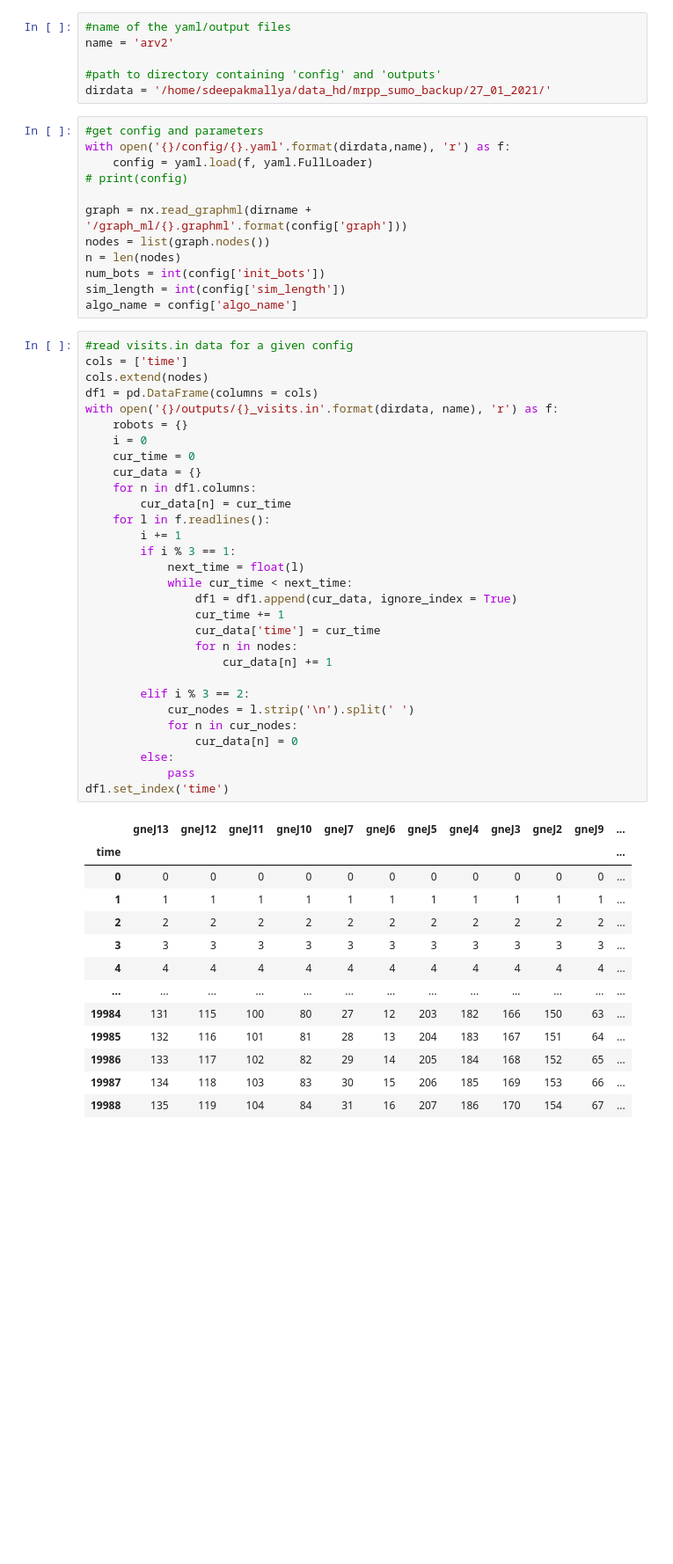
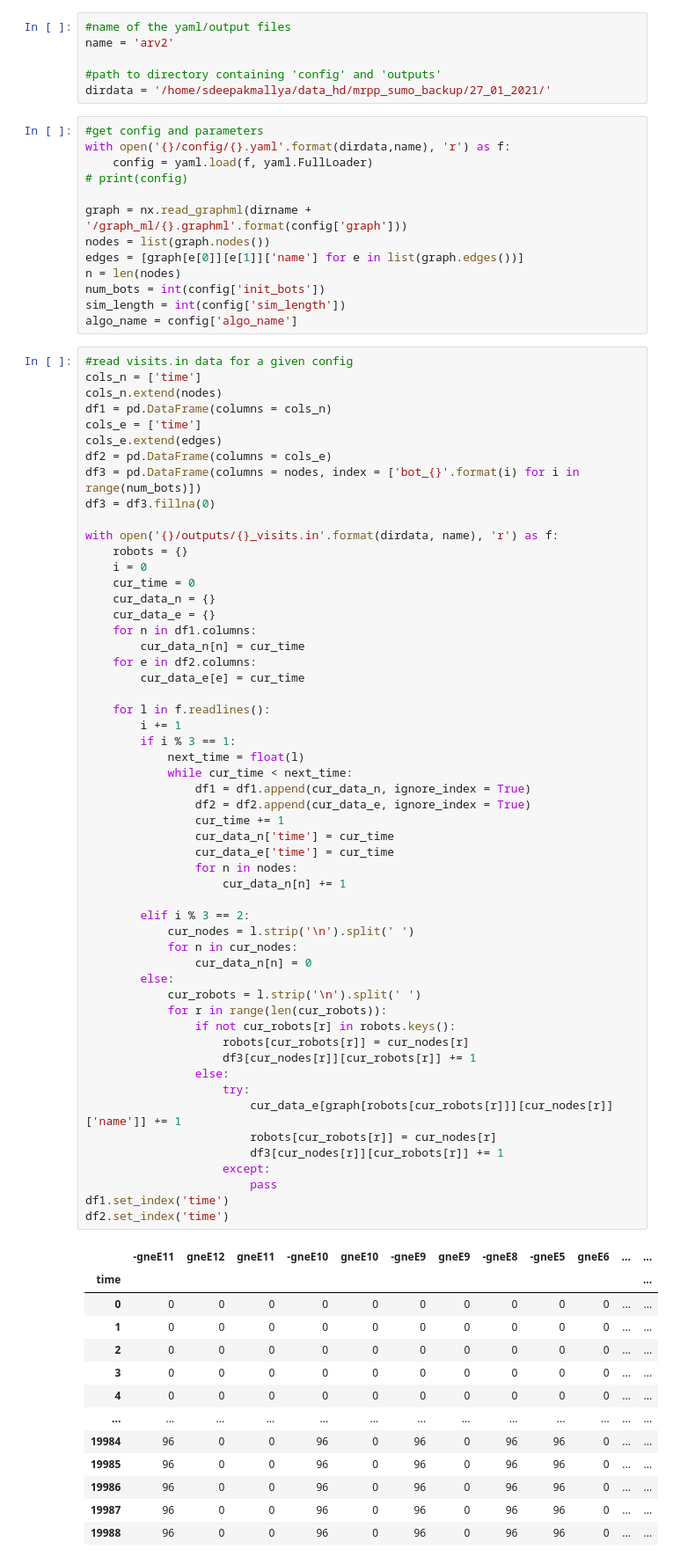
Before and after one commit to RugvedKatole/mrpp_sumo, a Jupyter notebook: scripts/post_process/first_pass.ipynb, the cells around one changed output. Shown at 88% size. Saved outputs shown, nothing was run; the diff lists cells and outputs as text; blank space fills up the shorter version.

```diff
--- a/scripts/post_process/first_pass.ipynb
+++ b/scripts/post_process/first_pass.ipynb
@@ -22,51 +34,76 @@ with open('{}/config/{}.yaml'.format(dirdata,name), 'r') as f:
 
 graph = nx.read_graphml(dirname + '/graph_ml/{}.graphml'.format(config['graph']))
 nodes = list(graph.nodes())
+edges = [graph[e[0]][e[1]]['name'] for e in list(graph.edges())]
 n = len(nodes)
 num_bots = int(config['init_bots'])
 sim_length = int(config['sim_length'])
 algo_name = config['algo_name']
 # %%
 #read visits.in data for a given config
-cols = ['time']
-cols.extend(nodes)
-df1 = pd.DataFrame(columns = cols)
+cols_n = ['time']
+cols_n.extend(nodes)
+df1 = pd.DataFrame(columns = cols_n)
+cols_e = ['time']
+cols_e.extend(edges)
+df2 = pd.DataFrame(columns = cols_e)
+df3 = pd.DataFrame(columns = nodes, index = ['bot_{}'.format(i) for i in range(num_bots)])
+df3 = df3.fillna(0)
+
 with open('{}/outputs/{}_visits.in'.format(dirdata, name), 'r') as f:
     robots = {}
     i = 0
     cur_time = 0
-    cur_data = {}
+    cur_data_n = {}
+    cur_data_e = {}
     for n in df1.columns:
-        cur_data[n] = cur_time
+        cur_data_n[n] = cur_time
+    for e in df2.columns:
+        cur_data_e[e] = cur_time
+
     for l in f.readlines():
         i += 1
         if i % 3 == 1:
             next_time = float(l)
             while cur_time < next_time:
-                df1 = df1.append(cur_data, ignore_index = True)
+                df1 = df1.append(cur_data_n, ignore_index = True)
+                df2 = df2.append(cur_data_e, ignore_index = True)
                 cur_time += 1
-                cur_data['time'] = cur_time
+                cur_data_n['time'] = cur_time
+                cur_data_e['time'] = cur_time
                 for n in nodes:
-                    cur_data[n] += 1
+                    cur_data_n[n] += 1
 
         elif i % 3 == 2:
             cur_nodes = l.strip('\n').split(' ')
             for n in cur_nodes:
-                cur_data[n] = 0
+                cur_data_n[n] = 0
         else:
-            pass
+            cur_robots = l.strip('\n').split(' ')
+            for r in range(len(cur_robots)):
+                if not cur_robots[r] in robots.keys():
+                    robots[cur_robots[r]] = cur_nodes[r]
+                    df3[cur_nodes[r]][cur_robots[r]] += 1
+                else:
+                    try:
+                        cur_data_e[graph[robots[cur_robots[r]]][cur_nodes[r]]['name']] += 1
+                        robots[cur_robots[r]] = cur_nodes[r]
+                        df3[cur_nodes[r]][cur_robots[r]] += 1
+                    except:
+                        pass
 df1.set_index('time')
+df2.set_index('time')
 # %% [output]
-|  | gneJ13 | gneJ12 | gneJ11 | gneJ10 | gneJ7 | gneJ6 | gneJ5 | gneJ4 | gneJ3 | gneJ2 | gneJ9 | ... |
+|  | -gneE11 | gneE12 | gneE11 | -gneE10 | gneE10 | -gneE9 | gneE9 | -gneE8 | -gneE5 | gneE6 | ... | ... |
 | time |  |  |  |  |  |  |  |  |  |  |  | ... |
-| 0 | 0 | 0 | 0 | 0 | 0 | 0 | 0 | 0 | 0 | 0 | 0 | ... |
-| 1 | 1 | 1 | 1 | 1 | 1 | 1 | 1 | 1 | 1 | 1 | 1 | ... |
-| 2 | 2 | 2 | 2 | 2 | 2 | 2 | 2 | 2 | 2 | 2 | 2 | ... |
-| 3 | 3 | 3 | 3 | 3 | 3 | 3 | 3 | 3 | 3 | 3 | 3 | ... |
-| 4 | 4 | 4 | 4 | 4 | 4 | 4 | 4 | 4 | 4 | 4 | 4 | ... |
+| 0 | 0 | 0 | 0 | 0 | 0 | 0 | 0 | 0 | 0 | 0 | ... | ... |
+| 1 | 0 | 0 | 0 | 0 | 0 | 0 | 0 | 0 | 0 | 0 | ... | ... |
+| 2 | 0 | 0 | 0 | 0 | 0 | 0 | 0 | 0 | 0 | 0 | ... | ... |
+| 3 | 0 | 0 | 0 | 0 | 0 | 0 | 0 | 0 | 0 | 0 | ... | ... |
+| 4 | 0 | 0 | 0 | 0 | 0 | 0 | 0 | 0 | 0 | 0 | ... | ... |
 | ... | ... | ... | ... | ... | ... | ... | ... | ... | ... | ... | ... | ... |
-| 19984 | 131 | 115 | 100 | 80 | 27 | 12 | 203 | 182 | 166 | 150 | 63 | ... |
-| 19985 | 132 | 116 | 101 | 81 | 28 | 13 | 204 | 183 | 167 | 151 | 64 | ... |
-| 19986 | 133 | 117 | 102 | 82 | 29 | 14 | 205 | 184 | 168 | 152 | 65 | ... |
-| 19987 | 134 | 118 | 103 | 83 | 30 | 15 | 206 | 185 | 169 | 153 | 66 | ... |
-| 19988 | 135 | 119 | 104 | 84 | 31 | 16 | 207 | 186 | 170 | 154 | 67 | ... |
+| 19984 | 96 | 0 | 0 | 96 | 0 | 96 | 0 | 96 | 96 | 0 | ... | ... |
+| 19985 | 96 | 0 | 0 | 96 | 0 | 96 | 0 | 96 | 96 | 0 | ... | ... |
+| 19986 | 96 | 0 | 0 | 96 | 0 | 96 | 0 | 96 | 96 | 0 | ... | ... |
+| 19987 | 96 | 0 | 0 | 96 | 0 | 96 | 0 | 96 | 96 | 0 | ... | ... |
+| 19988 | 96 | 0 | 0 | 96 | 0 | 96 | 0 | 96 | 96 | 0 | ... | ... |
```
Also changed, not shown: parts of 9 cells of this notebook, 1 other file.
